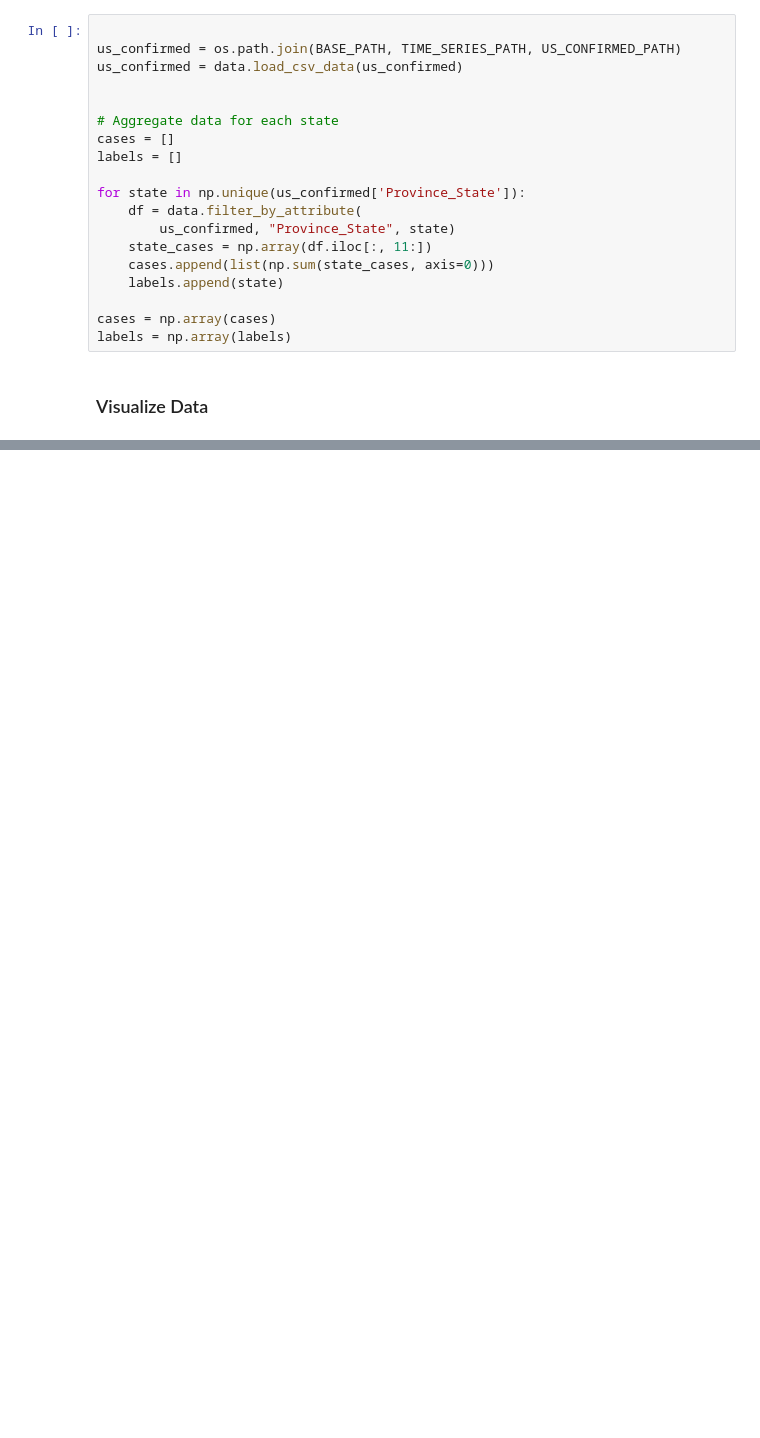
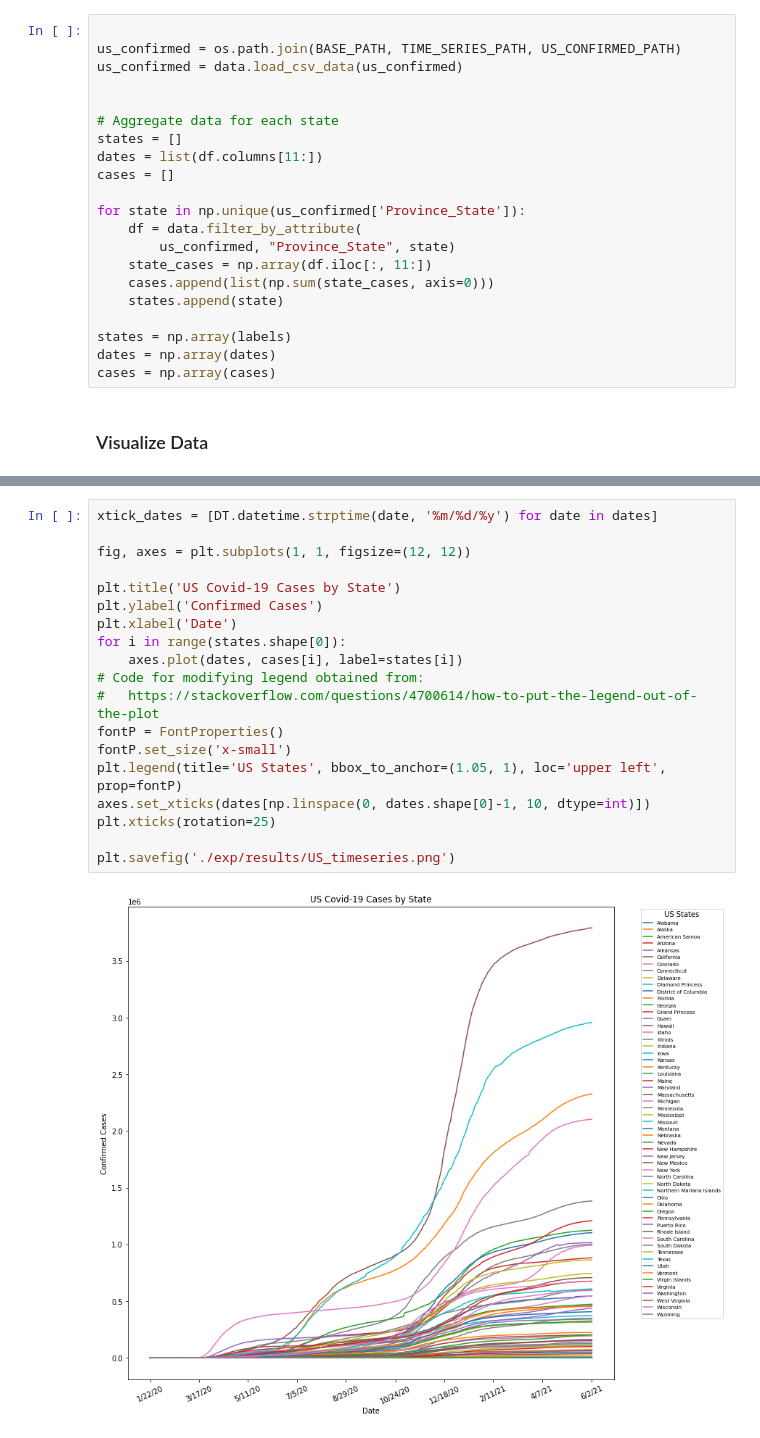
Before and after one commit to s-fitch/coronavirus-2020, a Jupyter notebook: experiments.ipynb, the cells around one changed output, grey strips where cells are left out. Drawn from its saved outputs; the diff is of its cells as text; blank space fills up the shorter version.

Commit message:
Finished visualization

```diff
--- a/experiments.ipynb
+++ b/experiments.ipynb
@@ -26,17 +30,19 @@ us_confirmed = data.load_csv_data(us_confirmed)
 
 
 # Aggregate data for each state
+states = []
+dates = list(df.columns[11:])
 cases = []
-labels = []
 
 for state in np.unique(us_confirmed['Province_State']):
     df = data.filter_by_attribute(
         us_confirmed, "Province_State", state)
     state_cases = np.array(df.iloc[:, 11:])
     cases.append(list(np.sum(state_cases, axis=0)))
-    labels.append(state)
+    states.append(state)
 
+states = np.array(labels)
+dates = np.array(dates)
 cases = np.array(cases)
-labels = np.array(labels)
 # %% [markdown]
 ### Visualize Data
@@ -46,0 +49,21 @@ None
+# %%
+xtick_dates = [DT.datetime.strptime(date, '%m/%d/%y') for date in dates]
+
+fig, axes = plt.subplots(1, 1, figsize=(12, 12))
+
+plt.title('US Covid-19 Cases by State')
+plt.ylabel('Confirmed Cases')
+plt.xlabel('Date')
+for i in range(states.shape[0]):
+    axes.plot(dates, cases[i], label=states[i])
+# Code for modifying legend obtained from:
+#   https://stackoverflow.com/questions/4700614/how-to-put-the-legend-out-of-the-plot
+fontP = FontProperties()
+fontP.set_size('x-small')
+plt.legend(title='US States', bbox_to_anchor=(1.05, 1), loc='upper left', prop=fontP)
+axes.set_xticks(dates[np.linspace(0, dates.shape[0]-1, 10, dtype=int)])
+plt.xticks(rotation=25)
+
+plt.savefig('./exp/results/US_timeseries.png')
+# %% [output]
+[figure, added]
```
Also changed, not shown: parts of 2 cells of this notebook, 1 other file.
